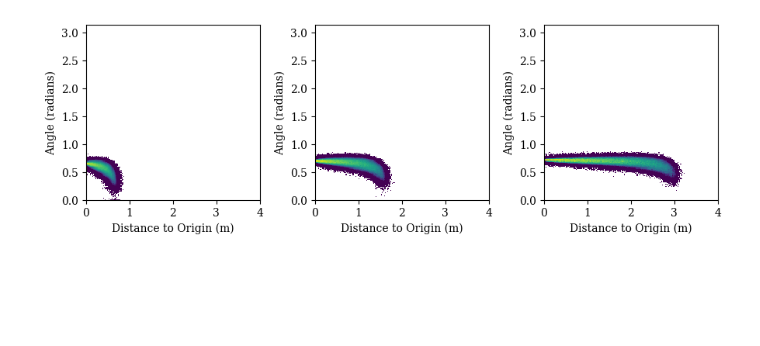
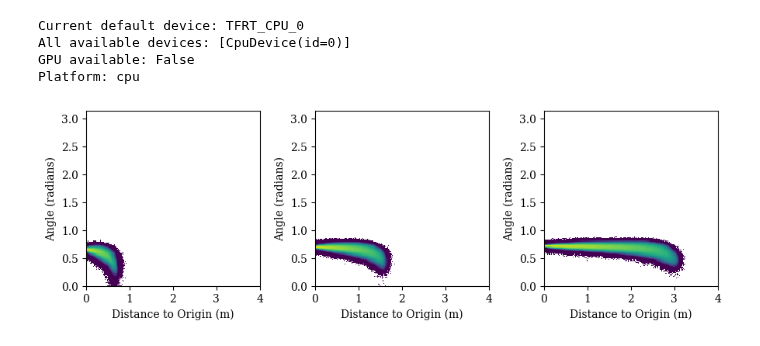
Before and after one commit to CIDeR-ML/LUCiD, a Jupyter notebook: siren/generate_rays_validation.ipynb, the cells around one changed output. Drawn from its saved outputs; the diff is of its cells as text; code cells hidden in the pictures; blank space fills up the shorter version.

```diff
--- a/siren/generate_rays_validation.ipynb
+++ b/siren/generate_rays_validation.ipynb
@@ -1,3 +1,26 @@
+# %%
+import jax
+
+# Get current default device
+current_device = jax.devices()[0]
+print(f"Current default device: {current_device}")
+
+# Get all available devices
+all_devices = jax.devices()
+print(f"All available devices: {all_devices}")
+
+# Check if GPU is available
+gpu_available = any(d.platform == 'gpu' for d in jax.devices())
+print(f"GPU available: {gpu_available}")
+
+# You can also check device platform directly
+platform = jax.devices()[0].platform
+print(f"Platform: {platform}")  # Will show 'cpu', 'gpu', or 'tpu'
+# %% [output]
+Current default device: TFRT_CPU_0
+All available devices: [CpuDevice(id=0)]
+GPU available: False
+Platform: cpu
 # %%
 import sys
 sys.path.append('..')
@@ -40,32 +63,32 @@ table_data = create_siren_grid(table)
 siren_model, model_params = load_siren_jax('siren_cprof_mu.pkl')
 origin = jnp.array([0.5, 0.0, -0.5])
 direction = jnp.array([1.0, -1.0, 0.2])
-Nphot = 100000
+Nphot = 1000000
 key = random.PRNGKey(0)
 
 fig, axes = plt.subplots(1,3, figsize=(9,3))
 
 energies = [300, 500, 800]
 
 for i, energy in enumerate(energies):
 
     ray_vectors, ray_origins, photon_weights = new_differentiable_get_rays(origin, direction, energy, Nphot, table_data, model_params, key)
 
     ranges = jnp.linalg.norm(ray_origins-origin, axis=1)
     angles = calculate_opening_angles(ray_vectors, direction)
 
     h = axes[i].hist2d(ranges, angles,
                   weights=photon_weights.squeeze(),
                   bins=[200, 200],
                   cmap='viridis',
                   norm=LogNorm(vmin=2),
                   range=[[0,4], [0,3.14]])
 
     axes[i].set_ylabel('Angle (radians)')
     axes[i].set_xlabel('Distance to Origin (m)')
 
 fig.patch.set_facecolor('white')
 fig.tight_layout()
 plt.show()
 # %% [output]
-[figure, old version]
+[figure, new version]
```
Also changed, not shown: 5 other files.
